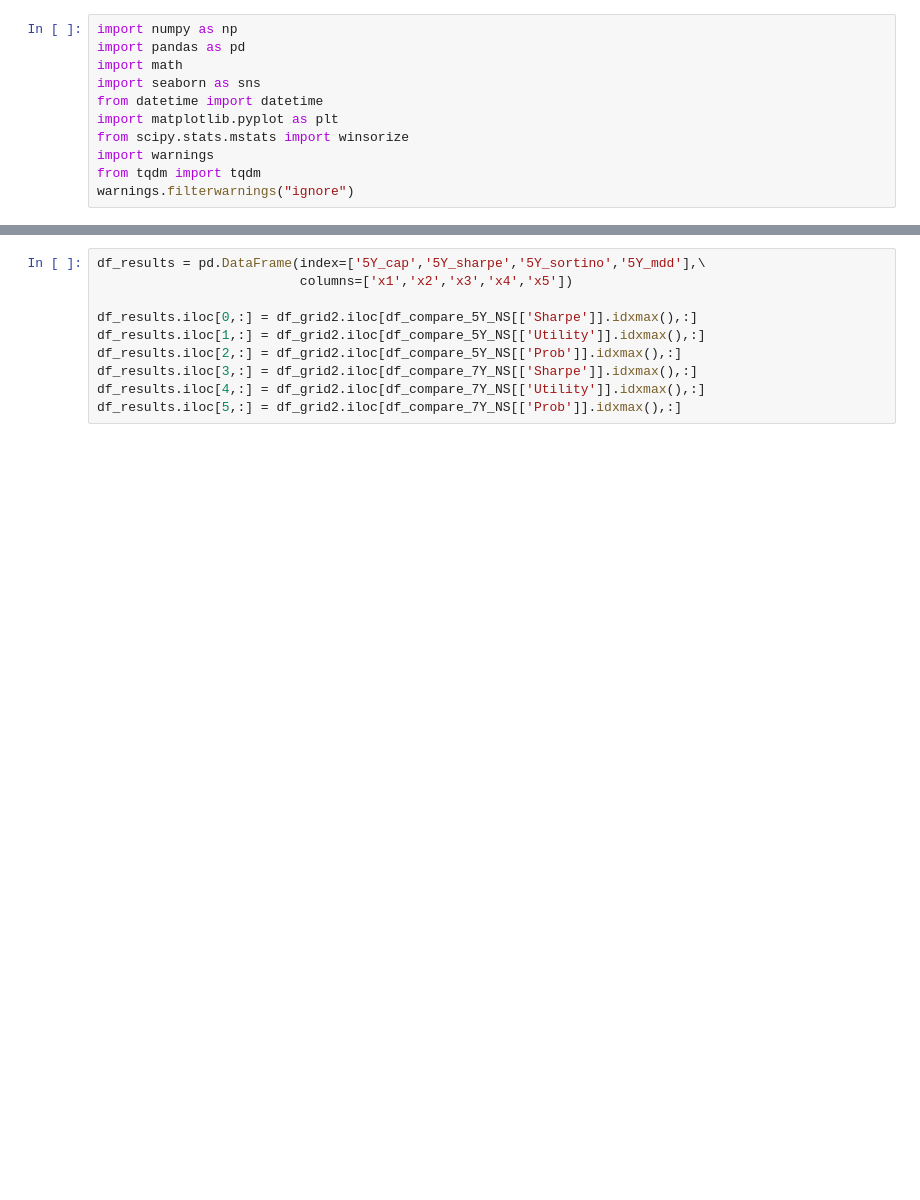
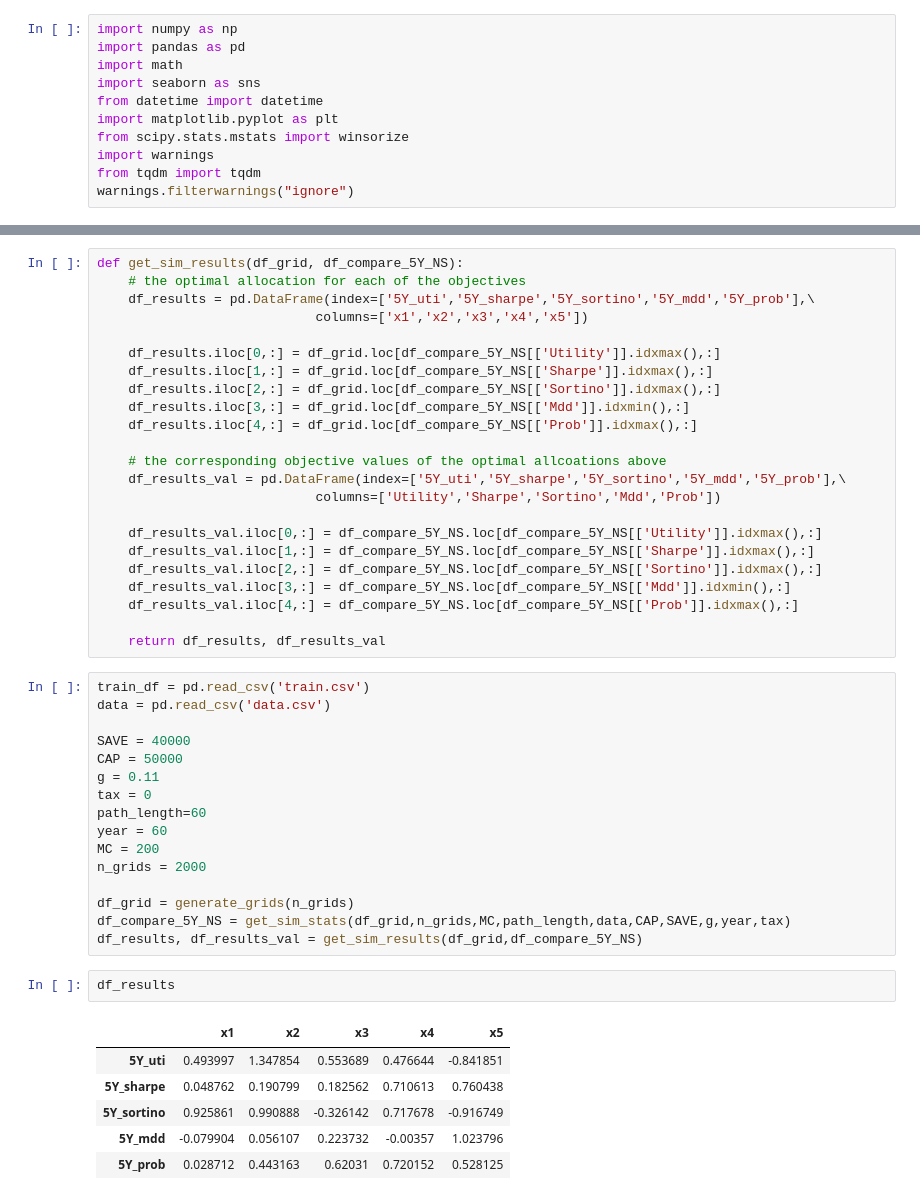
Before and after one commit to fxn-thu/FIN535-Final-23F, a Jupyter notebook: GridSearch.ipynb, the cells around one changed output, grey strips where cells are left out. Cells and saved outputs as stored; diff of their text form; blank space fills up the shorter version.

```diff
--- a/GridSearch.ipynb
+++ b/GridSearch.ipynb
@@ -103,10 +75,48 @@ df_compare_5Y_NS
-# %%
-df_results = pd.DataFrame(index=['5Y_cap','5Y_sharpe','5Y_sortino','5Y_mdd'],\
-                          columns=['x1','x2','x3','x4','x5'])
-
-df_results.iloc[0,:] = df_grid2.iloc[df_compare_5Y_NS[['Sharpe']].idxmax(),:]
-df_results.iloc[1,:] = df_grid2.iloc[df_compare_5Y_NS[['Utility']].idxmax(),:]
-df_results.iloc[2,:] = df_grid2.iloc[df_compare_5Y_NS[['Prob']].idxmax(),:]
-df_results.iloc[3,:] = df_grid2.iloc[df_compare_7Y_NS[['Sharpe']].idxmax(),:]
-df_results.iloc[4,:] = df_grid2.iloc[df_compare_7Y_NS[['Utility']].idxmax(),:]
-df_results.iloc[5,:] = df_grid2.iloc[df_compare_7Y_NS[['Prob']].idxmax(),:]
+# %%
+def get_sim_results(df_grid, df_compare_5Y_NS):
+    # the optimal allocation for each of the objectives
+    df_results = pd.DataFrame(index=['5Y_uti','5Y_sharpe','5Y_sortino','5Y_mdd','5Y_prob'],\
+                            columns=['x1','x2','x3','x4','x5'])
+
+    df_results.iloc[0,:] = df_grid.loc[df_compare_5Y_NS[['Utility']].idxmax(),:]
+    df_results.iloc[1,:] = df_grid.loc[df_compare_5Y_NS[['Sharpe']].idxmax(),:]
+    df_results.iloc[2,:] = df_grid.loc[df_compare_5Y_NS[['Sortino']].idxmax(),:]
+    df_results.iloc[3,:] = df_grid.loc[df_compare_5Y_NS[['Mdd']].idxmin(),:]
+    df_results.iloc[4,:] = df_grid.loc[df_compare_5Y_NS[['Prob']].idxmax(),:]
+
+    # the corresponding objective values of the optimal allcoations above
+    df_results_val = pd.DataFrame(index=['5Y_uti','5Y_sharpe','5Y_sortino','5Y_mdd','5Y_prob'],\
+                            columns=['Utility','Sharpe','Sortino','Mdd','Prob'])
+
+    df_results_val.iloc[0,:] = df_compare_5Y_NS.loc[df_compare_5Y_NS[['Utility']].idxmax(),:]
+    df_results_val.iloc[1,:] = df_compare_5Y_NS.loc[df_compare_5Y_NS[['Sharpe']].idxmax(),:]
+    df_results_val.iloc[2,:] = df_compare_5Y_NS.loc[df_compare_5Y_NS[['Sortino']].idxmax(),:]
+    df_results_val.iloc[3,:] = df_compare_5Y_NS.loc[df_compare_5Y_NS[['Mdd']].idxmin(),:]
+    df_results_val.iloc[4,:] = df_compare_5Y_NS.loc[df_compare_5Y_NS[['Prob']].idxmax(),:]
+
+    return df_results, df_results_val
+# %%
+train_df = pd.read_csv('train.csv')
+data = pd.read_csv('data.csv')
+
+SAVE = 40000
+CAP = 50000
+g = 0.11
+tax = 0
+path_length=60
+year = 60
+MC = 200
+n_grids = 2000
+
+df_grid = generate_grids(n_grids)
+df_compare_5Y_NS = get_sim_stats(df_grid,n_grids,MC,path_length,data,CAP,SAVE,g,year,tax)
+df_results, df_results_val = get_sim_results(df_grid,df_compare_5Y_NS)
+# %%
+df_results
+# %% [output]
+|  | x1 | x2 | x3 | x4 | x5 |
+| 5Y_uti | 0.493997 | 1.347854 | 0.553689 | 0.476644 | -0.841851 |
+| 5Y_sharpe | 0.048762 | 0.190799 | 0.182562 | 0.710613 | 0.760438 |
+| 5Y_sortino | 0.925861 | 0.990888 | -0.326142 | 0.717678 | -0.916749 |
+| 5Y_mdd | -0.079904 | 0.056107 | 0.223732 | -0.00357 | 1.023796 |
+| 5Y_prob | 0.028712 | 0.443163 | 0.62031 | 0.720152 | 0.528125 |
```
Also changed, not shown: parts of 6 cells of this notebook, 5 other files.
